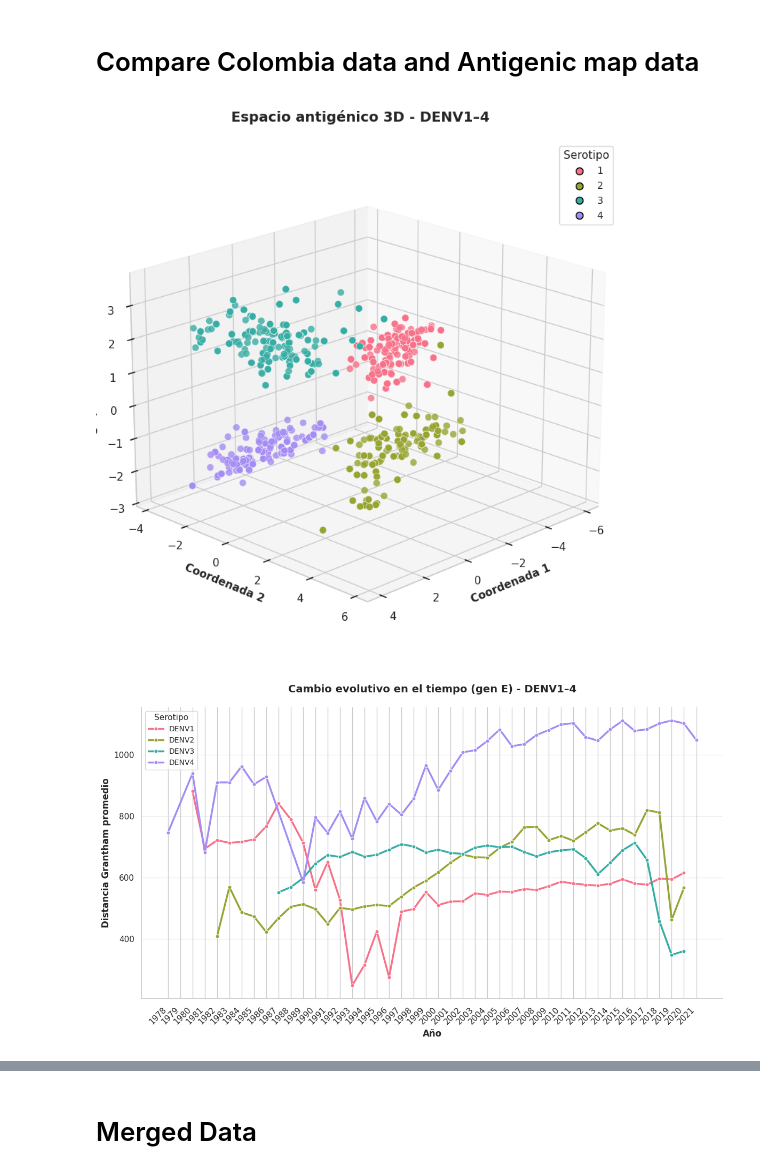
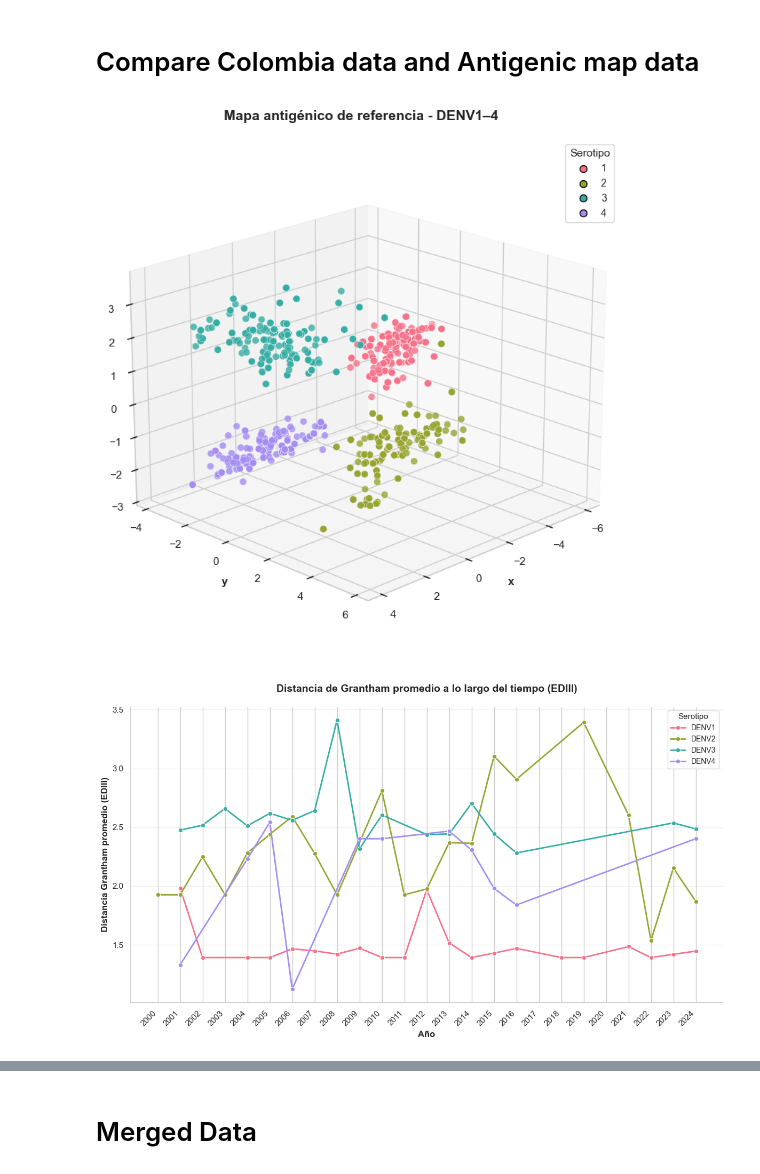
Before and after one commit to dirreno/denv-cross-inmunity, a Jupyter notebook: notebooks/distances.ipynb, the cells around one changed output, grey strips where cells are left out. Saved outputs shown, nothing was run; the diff lists cells and outputs as text; code cells hidden in the pictures.

```diff
--- a/notebooks/distances.ipynb
+++ b/notebooks/distances.ipynb
@@ -70,6 +74,8 @@ def grantham_distance(s1, s2):
             continue
         distance += grantham_matrix[aa1][aa2]
         compared_sites += 1
+    if compared_sites == 0:
+        return 0.0, 0
     return distance, compared_sites
 # %% [markdown]
 ## Others
@@ -1633,10 +1855,10 @@ scatter = ax.scatter(
 )
 
 
-ax.set_xlabel("Coordenada 1", fontsize=11, fontweight="bold")
-ax.set_ylabel("Coordenada 2", fontsize=11, fontweight="bold")
-ax.set_zlabel("Coordenada 3", fontsize=11, fontweight="bold")
-ax.set_title("Espacio antigénico 3D - DENV1–4", fontsize=14, fontweight="bold", pad=20)
+ax.set_xlabel("x", fontsize=11, fontweight="bold")
+ax.set_ylabel("y", fontsize=11, fontweight="bold")
+ax.set_zlabel("z", fontsize=11, fontweight="bold")
+ax.set_title("Mapa antigénico de referencia - DENV1–4", fontsize=14, fontweight="bold", pad=20)
 
 for sero in unique_sero:
     ax.scatter([], [], [], color=color_dict[sero], label=sero, s=50, edgecolors="black")
@@ -1655,5 +1877,5 @@ sns.despine()
 plt.tight_layout()
 plt.show()
 # %% [output]
-[figure, old version]
+[figure, new version]
 # %%
@@ -1716,41 +1891,10 @@ for s in range(4):
 # %%
-global_min = min(r[0] for r in year_ranges)
-global_max = max(r[1] for r in year_ranges)
-global_years = range(global_min, global_max + 1)
-
-final_data = []
-for item in plot_data:
-    avg_smooth = item["avg"].reindex(global_years, fill_value=np.nan)
-    df_temp = avg_smooth.reset_index().rename(columns={"index": "year", "distance": "avg_distance"})
-    df_temp["serotype"] = f"DENV{item['sero']}"
-    final_data.append(df_temp)
-
-plot_df = pd.concat(final_data, ignore_index=True)
-
-plt.figure(figsize=(12, 7))
-sns.lineplot(
-    data=plot_df,
-    x="year",
-    y="avg_distance",
-    hue="serotype",
-    marker="o",
-    linewidth=2.5,
-    markersize=5,
-    palette="husl"
+plot_df, fig = plot_temporal_grantham_distance_colombia(
+    df_matrices=df_matrices,
+    meta_path_template=meta_tmpl,
+    title="Distancia de Grantham promedio a lo largo del tiempo (EDIII)",
+    save_path="grantham_cross_temporal.png"
 )
-
-plt.xlabel("Año", fontsize=12, fontweight="bold")
-plt.ylabel("Distancia Grantham promedio", fontsize=12, fontweight="bold")
-plt.title("Cambio evolutivo en el tiempo (gen E) - DENV1–4", fontsize=14, fontweight="bold", pad=20)
-
-plt.xticks(ticks=list(global_years), labels=list(global_years), rotation=45, ha="right")
-
-plt.legend(title="Serotipo", title_fontsize=11, fontsize=10)
-plt.grid(axis="y", alpha=0.3)
-sns.despine(top=True, right=True)
-
-plt.tight_layout()
-plt.show()
 # %% [output]
-[figure, old version]
+[figure, new version]
 # %%
```
Also changed, not shown: parts of 61 cells of this notebook, 32 other files.
